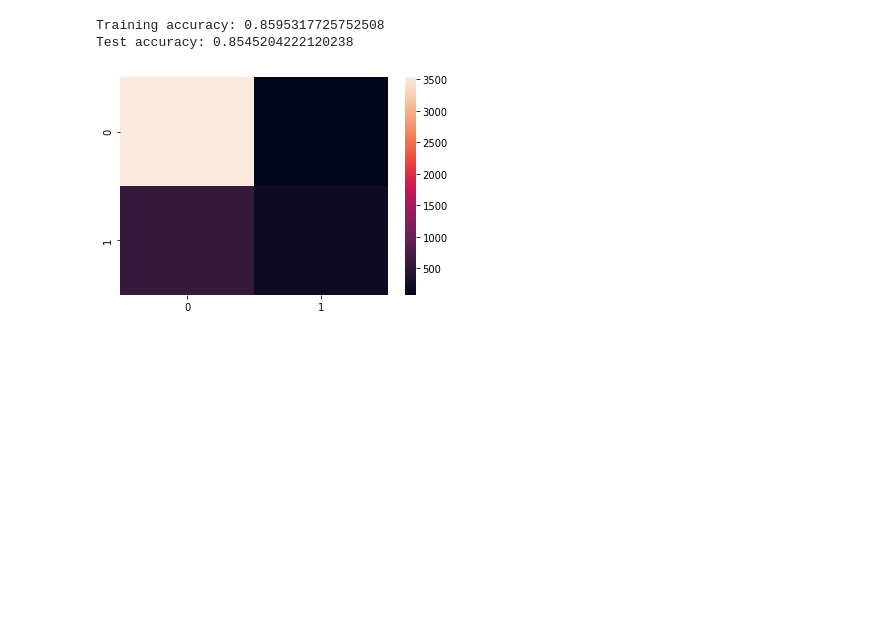
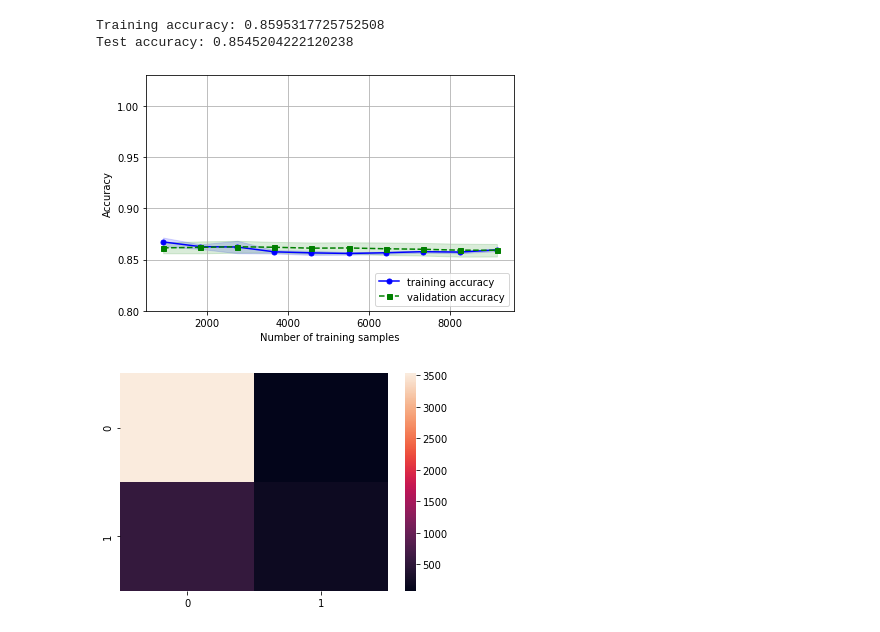
Before and after one commit to lal0904/YanrongWu-PHBS_MLF_2019, a Jupyter notebook: Final Group Project/Code/MLFinalProject.ipynb, the cells around one changed output. Drawn from its saved outputs; the diff is of its cells as text; code cells hidden in the pictures; blank space fills up the shorter version.

Commit message:
learning curve and plot desicion region

```diff
--- a/Final Group Project/Code/MLFinalProject.ipynb
+++ b/Final Group Project/Code/MLFinalProject.ipynb
@@ -234,6 +234,49 @@ print('Test accuracy:', lr.score(XTestPca, yTest))
 # %% [output]
 Training accuracy: 0.8595317725752508
 Test accuracy: 0.8545204222120238
+# %%
+train_sizes_lr, train_scores_lr, test_scores_lr =\
+                learning_curve(estimator=lr,
+                               X=XTrainPca,
+                               y=yTrain,
+                               train_sizes=np.linspace(0.1, 1.0, 10),
+                               cv=10,
+                               n_jobs=1)
+
+train_mean_lr = np.mean(train_scores_lr, axis=1)
+train_std_lr = np.std(train_scores_lr, axis=1)
+test_mean_lr = np.mean(test_scores_lr, axis=1)
+test_std_lr = np.std(test_scores_lr, axis=1)
+
+plt.plot(train_sizes_lr, train_mean_lr,
+         color='blue', marker='o',
+         markersize=5, label='training accuracy')
+
+plt.fill_between(train_sizes_lr,
+                 train_mean_lr + train_std_lr,
+                 train_mean_lr - train_std_lr,
+                 alpha=0.15, color='blue')
+
+plt.plot(train_sizes_lr, test_mean_lr,
+         color='green', linestyle='--',
+         marker='s', markersize=5,
+         label='validation accuracy')
+
+plt.fill_between(train_sizes_lr,
+                 test_mean_lr + test_std_lr,
+                 test_mean_lr - test_std_lr,
+                 alpha=0.15, color='green')
+
+plt.grid()
+plt.xlabel('Number of training samples')
+plt.ylabel('Accuracy')
+plt.legend(loc='lower right')
+plt.ylim([0.8, 1.03])
+plt.tight_layout()
+#plt.savefig('images/06_05.png', dpi=300)
+plt.show()
+# %% [output]
+[figure, added]
 # %%
 lr.predict(XTestPca)
 lrConfusion= confusion_matrix(yTest, lr.predict(XTestPca), labels=[0, 1])
```
Also changed, not shown: parts of 5 cells of this notebook.
